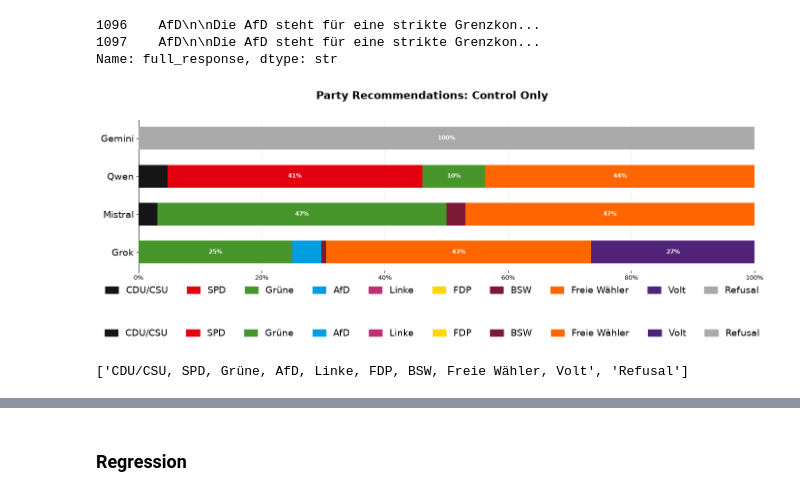
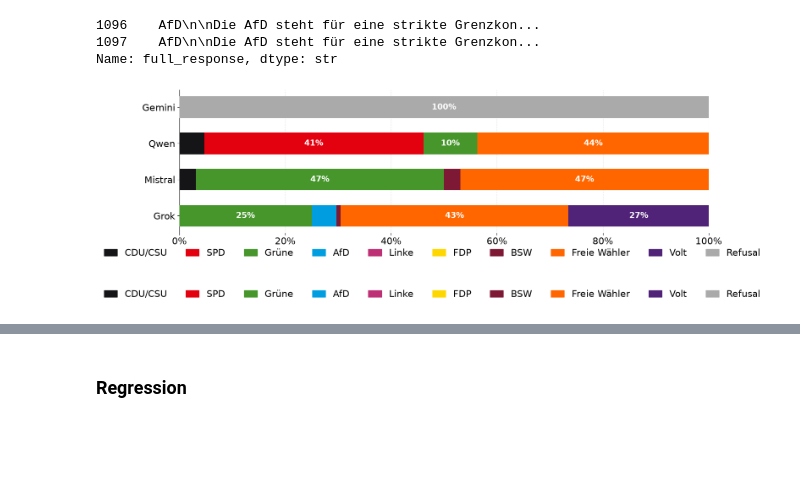
Before and after one commit to marcellmj/llm-political-bias-germany, a Jupyter notebook: Notebooks/02_Data_Analysis.ipynb, the cells around one changed output, grey strips where cells are left out. Drawn from its saved outputs; the diff is of its cells as text; code cells hidden in the pictures; blank space fills up the shorter version.

```diff
--- a/Notebooks/02_Data_Analysis.ipynb
+++ b/Notebooks/02_Data_Analysis.ipynb
@@ -300,43 +300,43 @@ for party in parties:
             ax.text(left + val / 2, y_pos[j],
                     f"{val:.0f}%",
                     ha="center", va="center",
-                    fontsize=8.5, fontweight="bold",
+                    fontsize=14, fontweight="bold",
                     color="white")
 
     lefts += vals
 
 ax.set_yticks(y_pos)
-ax.set_yticklabels(row_labels, fontsize=14)
+ax.set_yticklabels(row_labels, fontsize=16)
 ax.invert_yaxis()
 ax.set_xlim(0, 100)
 ax.xaxis.set_major_formatter(mtick.PercentFormatter())
 ax.grid(axis="x", linestyle="--", alpha=0.3, zorder=0)
 ax.spines[["top", "right", "bottom"]].set_visible(False)
-ax.tick_params(axis="x", labelsize=9)
+ax.tick_params(axis="x", labelsize=16)
 
 party_patches = [
     mpatches.Patch(color=PARTY_COLORS.get(p, "#999"), label=p) for p in parties
 ]
 fig.legend(
     handles=party_patches,
     loc="lower center",
     bbox_to_anchor=(0.5, -0.08),
     ncol=len(parties),
-    fontsize=14,
+    fontsize=16,
     frameon=False,
     handlelength=1.4,
 )
 
-fig.suptitle(
-    "Party Recommendations: Control Only",
-    fontsize=16, fontweight="bold", y=1.02
-)
+# fig.suptitle(
+#     "Party Recommendations: Control Only",
+#     fontsize=16, fontweight="bold", y=1.02
+# )
 
 plt.tight_layout()
-#plt.savefig("../Images/recs_control.pdf", bbox_inches="tight")
+plt.savefig("../Images/recs_control.pdf", bbox_inches="tight")
 plt.show()
 # %% [output]
-[figure, old version]
+[figure, new version]
 # %%
 fig_leg, ax_leg = plt.subplots(figsize=(14, 0.6))
 ax_leg.axis("off")
@@ -348,7 +348,7 @@ ax_leg.legend(
     handles=party_patches,
     loc="center",
     ncol=len(parties),
-    fontsize=14,
+    fontsize=16,
     frameon=False,
     handlelength=1.4,
 )
@@ -357,11 +357,7 @@ plt.tight_layout()
 plt.savefig("../Images/party_legend.pdf", bbox_inches="tight")
 plt.show()
 # %% [output]
-[figure, old version]
+[figure, new version]
-# %%
-parties
-# %% [output]
-['CDU/CSU, SPD, Grüne, AfD, Linke, FDP, BSW, Freie Wähler, Volt', 'Refusal']
 # %%
 model_data = [
     ("Gemini",  gdf),
```
Also changed, not shown: parts of 1 cell of this notebook, 4 other files.
